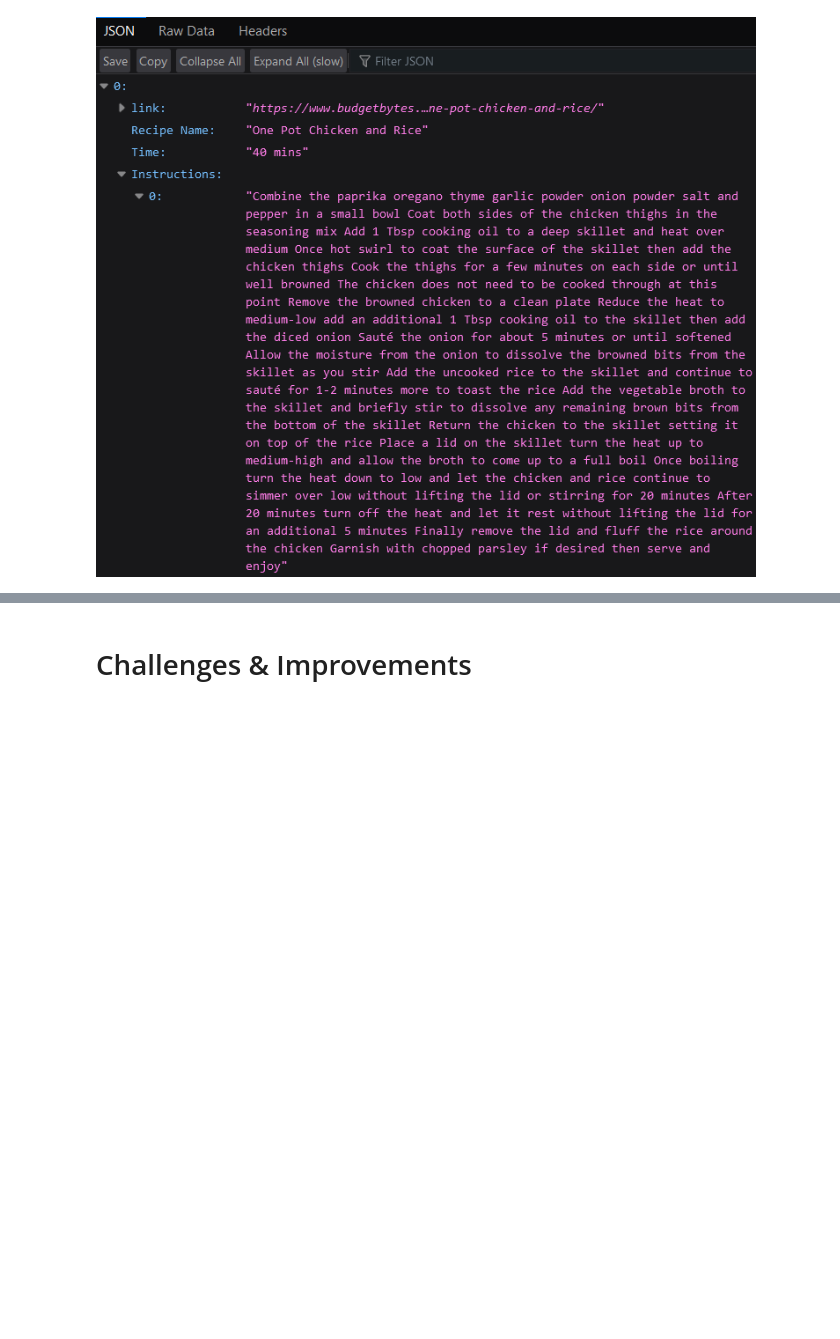
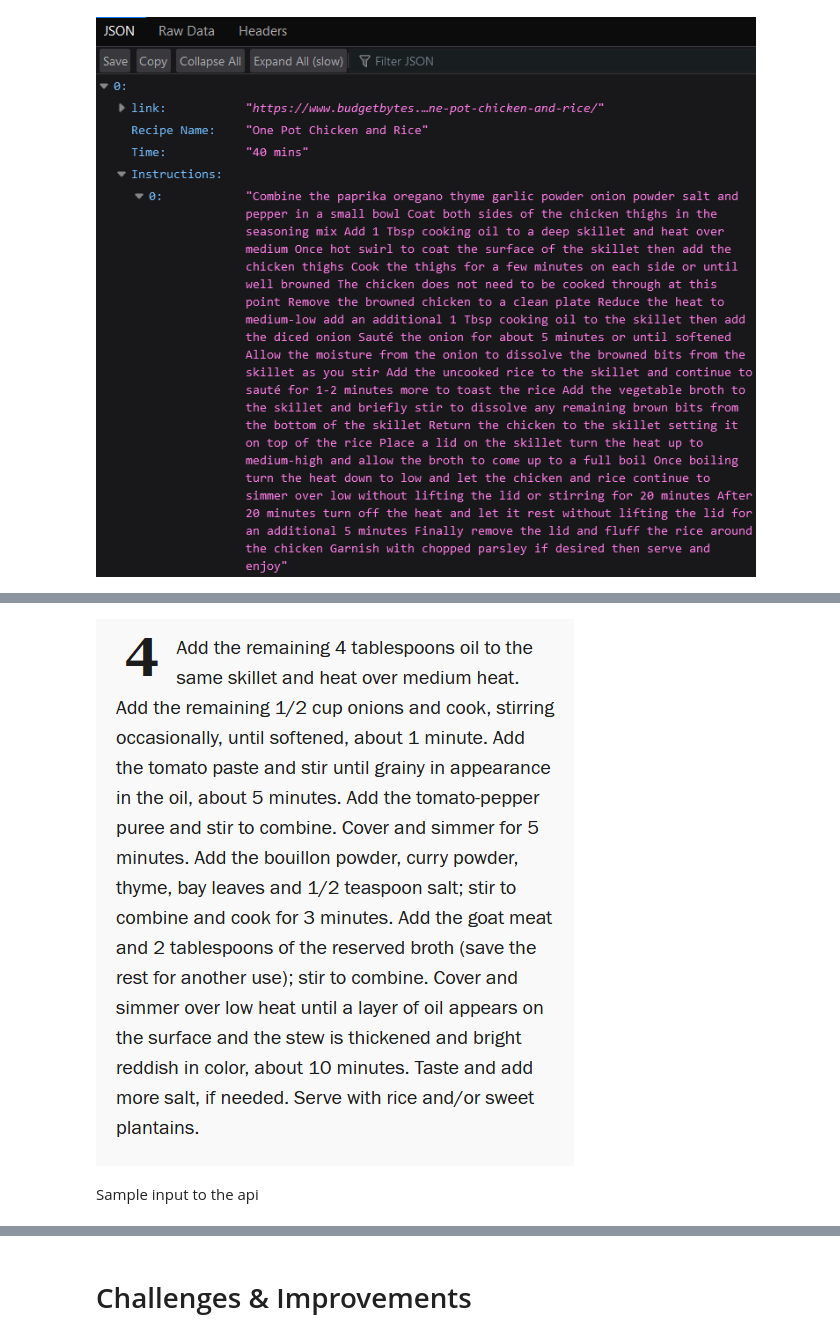
Before and after one commit to abrahamcchua/NER-for-Recipes, a Jupyter notebook: Read_Me.ipynb, the cells around one changed output, grey strips where cells are left out. Cells and saved outputs as stored; diff of their text form; code cells hidden in the pictures; blank space fills up the shorter version.

```diff
--- a/Read_Me.ipynb
+++ b/Read_Me.ipynb
@@ -48,0 +57,6 @@ Image(filename='Images_for_Documentations/recipe.png')
+# %%
+Image(filename='Images_for_Documentations/recipe_2.png')
+# %% [output]
+[figure, added]
+# %% [markdown]
+Sample input to the api
```
Also changed, not shown: parts of 5 cells of this notebook, 4 other files.
